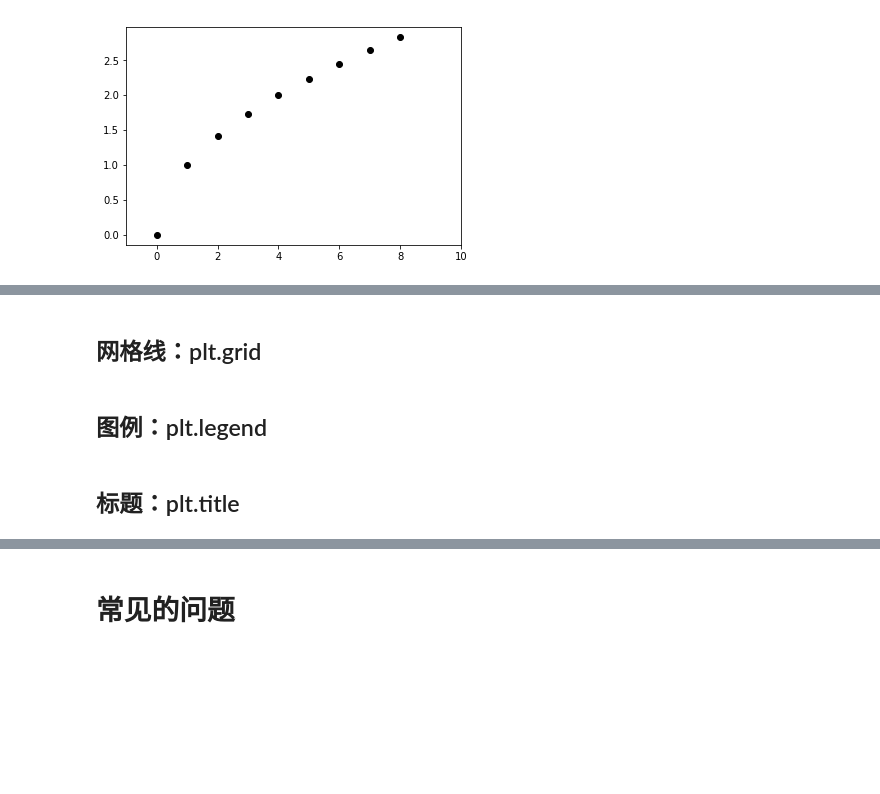
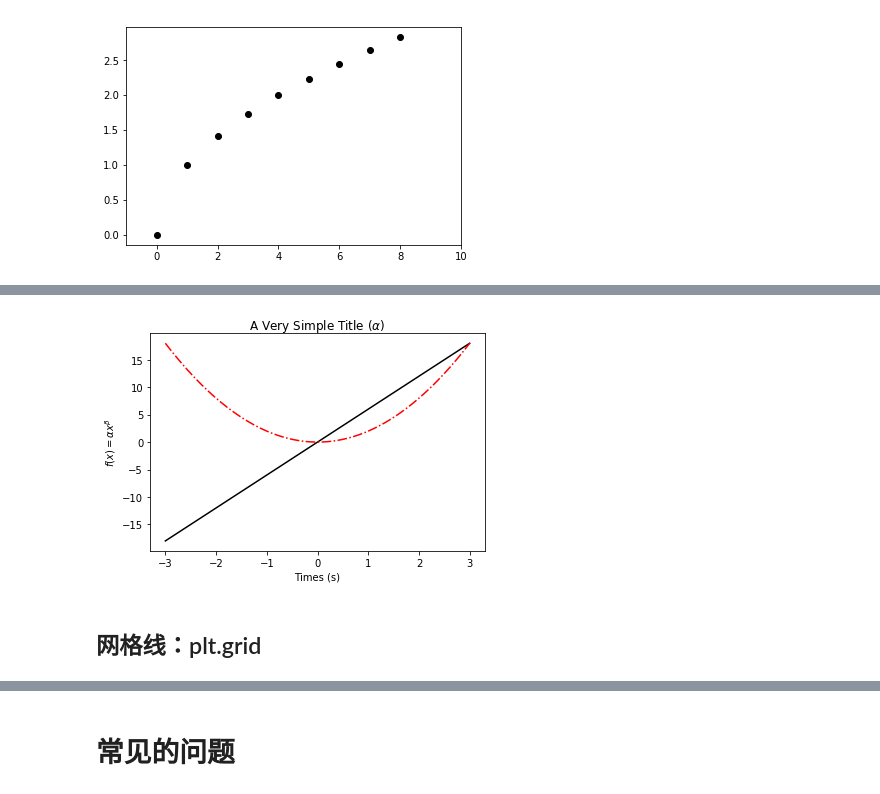
Before and after one commit to wklchris/Note-by-Jupyter, a Jupyter notebook: Python/Matplotlib.ipynb, the cells around one changed output, grey strips where cells are left out. Saved outputs shown, nothing was run; the diff lists cells and outputs as text; code cells hidden in the pictures; blank space fills up the shorter version.

```diff
--- a/Python/Matplotlib.ipynb
+++ b/Python/Matplotlib.ipynb
@@ -152,6 +179,11 @@ plt.show()
+# %%
+plt.plot(x, y1, 'k-', x, y2, 'r-.')
+plt.title(r'A Very Simple Title ($\alpha$)')  # LaTeX code included
+
+plt.xlabel('Times (s)')
+plt.ylabel(r'$f(x)=\alpha x ^{\beta}$')
+plt.show()
+# %% [output]
+[figure, added]
 # %% [markdown]
 ## 网格线：plt.grid
-# %% [markdown]
-## 图例：plt.legend
-# %% [markdown]
-## 标题：plt.title
```
Also changed, not shown: parts of 21 cells of this notebook.
